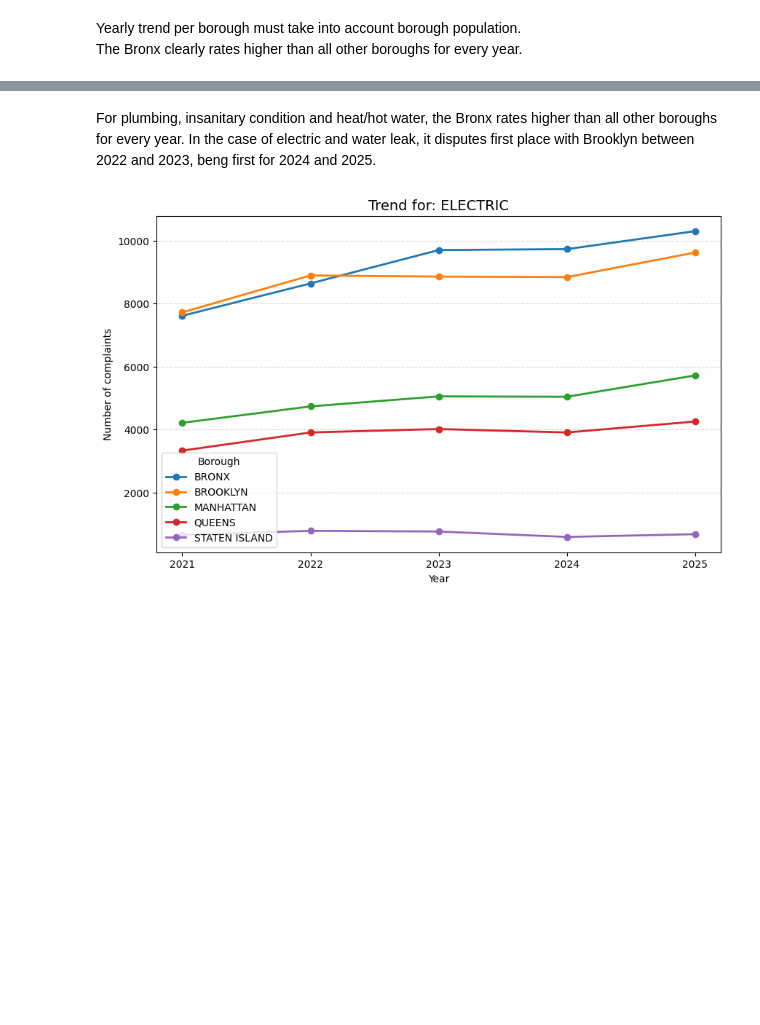
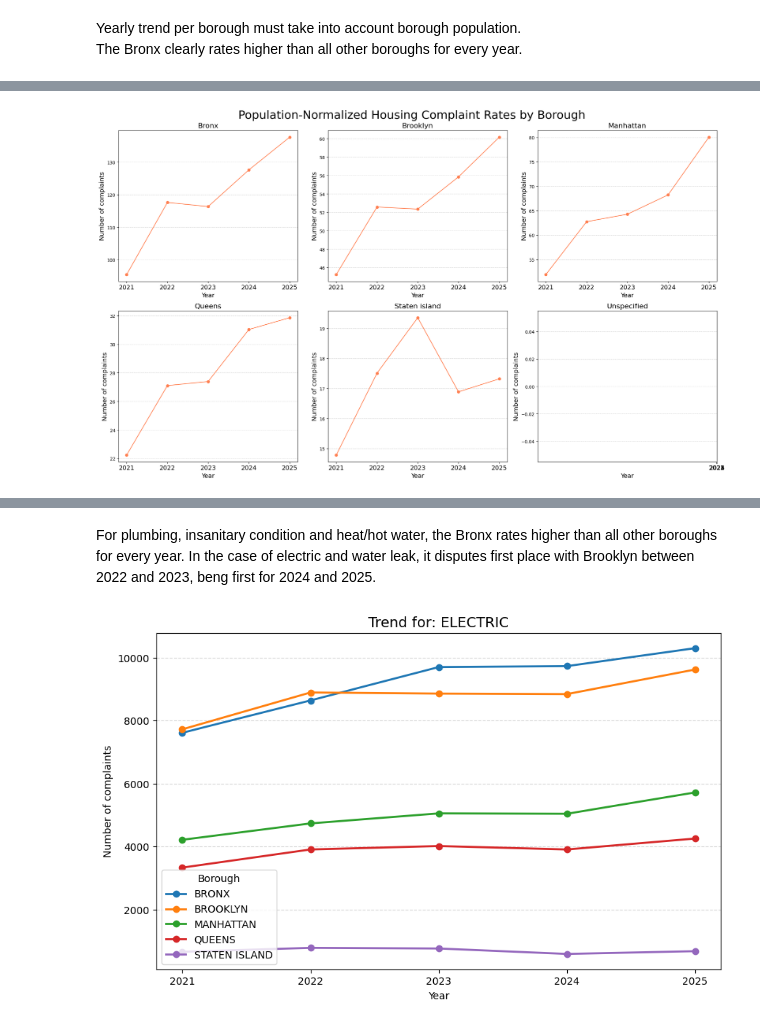
Before and after one commit to mariatmvendas/sdata_project, a Jupyter notebook: analysis_complaints.ipynb, the cells around one changed output, grey strips where cells are left out. Saved outputs shown, nothing was run; the diff lists cells and outputs as text; code cells hidden in the pictures; blank space fills up the shorter version.

```diff
--- a/analysis_complaints.ipynb
+++ b/analysis_complaints.ipynb
@@ -354,28 +372,30 @@ year
 # %%
-# boroughs = year_boro.columns.tolist()
+boroughs = year_boro.columns.tolist()
 
-# fig, axes = plt.subplots(2, 3, figsize=(20, 12))
-# axes = axes.flatten()
+fig, axes = plt.subplots(2, 3, figsize=(20, 12))
+axes = axes.flatten()
 
-# for i, borough in enumerate(boroughs):
-#     axes[i].plot(
-#         year_boro_norm.index,
-#         year_boro_norm[borough],
-#         marker='o',
-#         color='coral'
-#     )
-#     axes[i].set_title(borough.capitalize(), fontsize=16)
-#     axes[i].set_xlabel("Year", fontsize=14)
-#     axes[i].set_xticks(years)
-#     axes[i].set_xticklabels(years, fontsize=14)
-#     axes[i].set_ylabel("Number of complaints", fontsize=14)
-#     axes[i].grid(axis='y', linestyle='--', alpha=0.5)
+for i, borough in enumerate(boroughs):
+    axes[i].plot(
+        year_boro_norm.index,
+        year_boro_norm[borough],
+        marker='o',
+        color='coral'
+    )
+    axes[i].set_title(borough.capitalize(), fontsize=16)
+    axes[i].set_xlabel("Year", fontsize=14)
+    axes[i].set_xticks(years)
+    axes[i].set_xticklabels(years, fontsize=14)
+    axes[i].set_ylabel("Number of complaints", fontsize=14)
+    axes[i].grid(axis='y', linestyle='--', alpha=0.5)
 
-# # Remove the unused subplot
-# for j in range(len(boroughs), len(axes)):
-#     fig.delaxes(axes[j])
+# Remove the unused subplot
+for j in range(len(boroughs), len(axes)):
+    fig.delaxes(axes[j])
 
-# plt.suptitle("Population‑Normalized Housing Complaint Rates by Borough", fontsize=26)
-# plt.tight_layout()
-# plt.show()
+plt.suptitle("Population‑Normalized Housing Complaint Rates by Borough", fontsize=26)
+plt.tight_layout()
+plt.show()
+# %% [output]
+[figure, added]
 # %%
```
Also changed, not shown: parts of 8 cells of this notebook, 6 other files.
